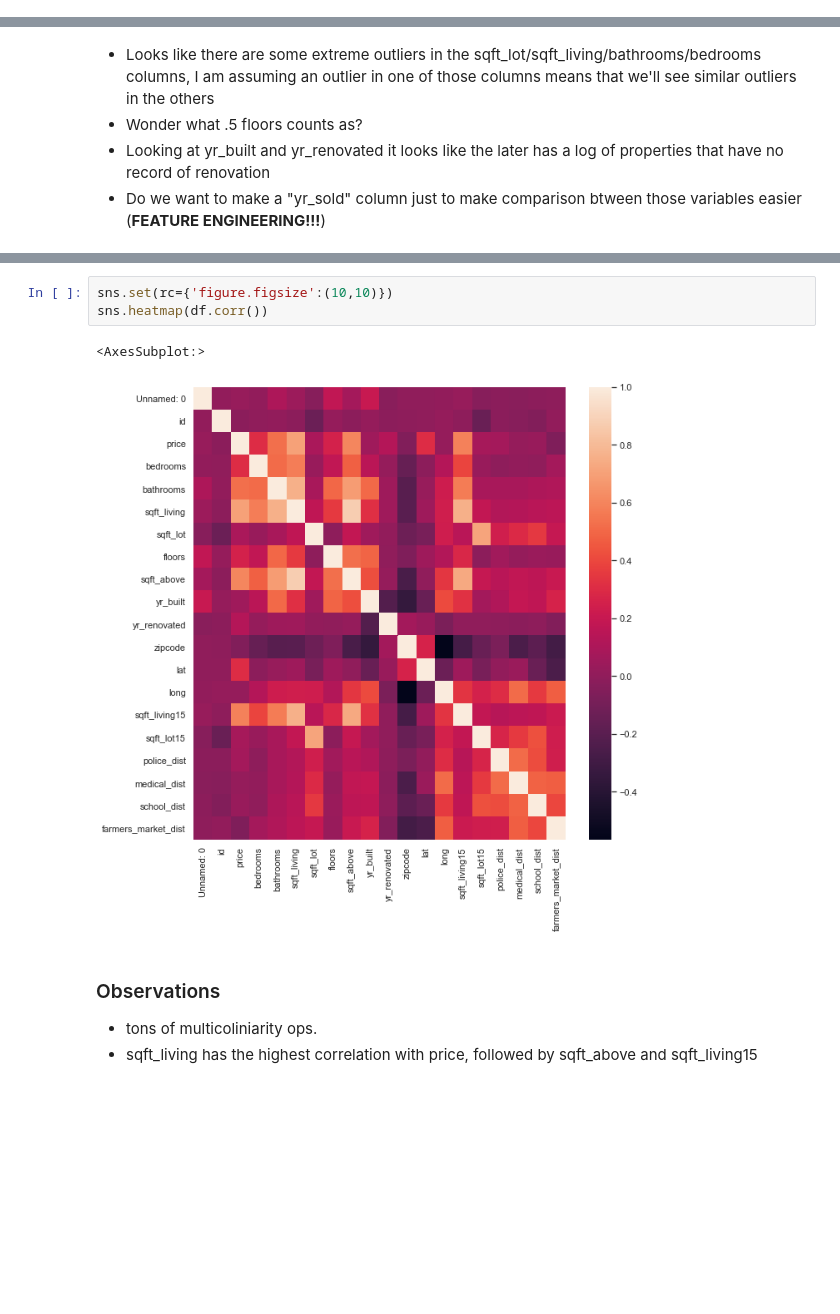
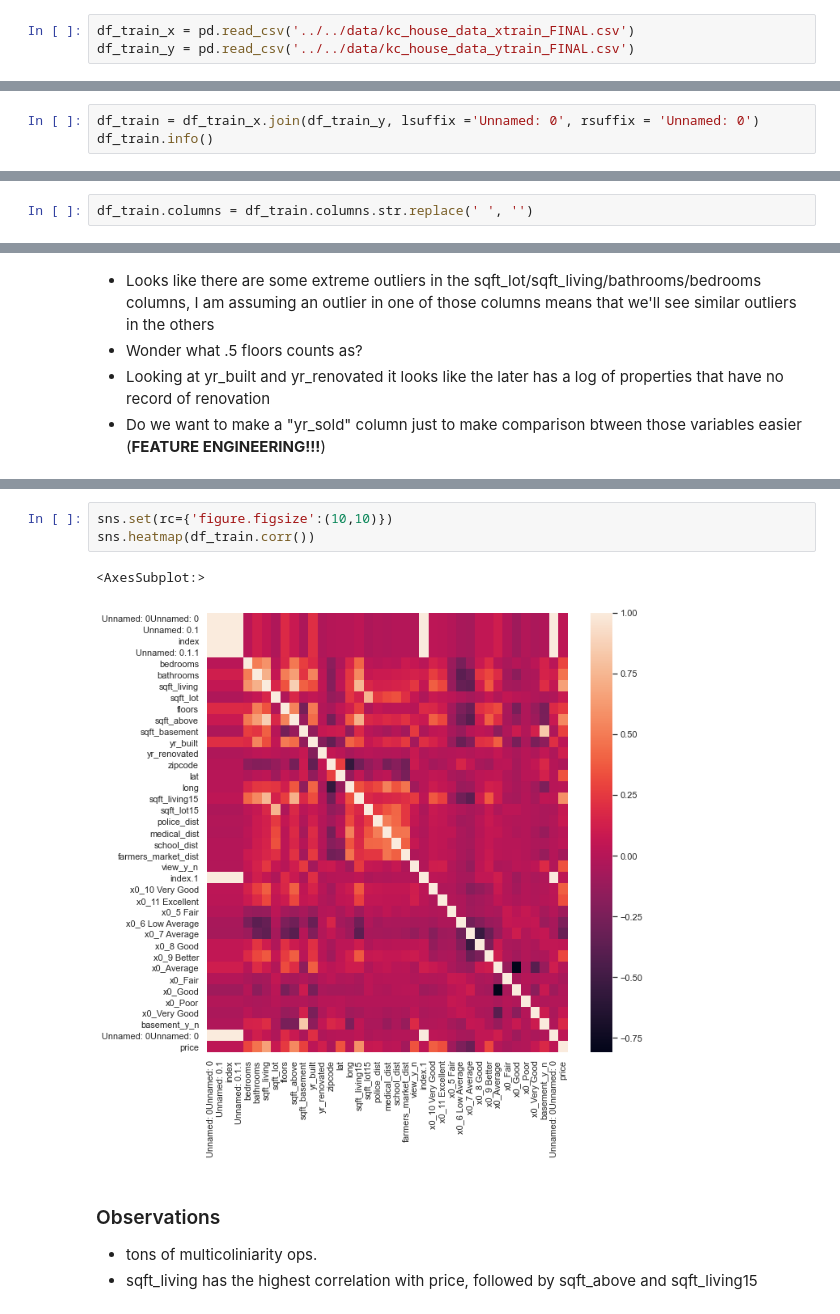
Before and after one commit to Shoemaker703/home_sales_analysis_project, a Jupyter notebook: notebooks/Alex M/Project2AlexM.ipynb, the cells around one changed output, grey strips where cells are left out. Drawn from its saved outputs; the diff is of its cells as text; blank space fills up the shorter version.

```diff
--- a/notebooks/Alex M/Project2AlexM.ipynb
+++ b/notebooks/Alex M/Project2AlexM.ipynb
@@ -54,0 +53,3 @@ df = pd.read_csv('data/kc_house_data_with_distances.csv')
+# %%
+df_train_x = pd.read_csv('../../data/kc_house_data_xtrain_FINAL.csv')
+df_train_y = pd.read_csv('../../data/kc_house_data_ytrain_FINAL.csv')
@@ -64,0 +74,3 @@ df.head()
+# %%
+df_train = df_train_x.join(df_train_y, lsuffix ='Unnamed: 0', rsuffix = 'Unnamed: 0')
+df_train.info()
@@ -65 +95,3 @@ df.head()
+# %%
+df_train.columns = df_train.columns.str.replace(' ', '')
 # %%
@@ -136,9 +168,9 @@ df.corr()
 # %%
 sns.set(rc={'figure.figsize':(10,10)})
-sns.heatmap(df.corr())
+sns.heatmap(df_train.corr())
 # %% [output]
 <AxesSubplot:>
-[figure, old version]
+[figure, new version]
 # %% [markdown]
 ### Observations
 
```
Also changed, not shown: parts of 20 cells of this notebook, 2 other files.
